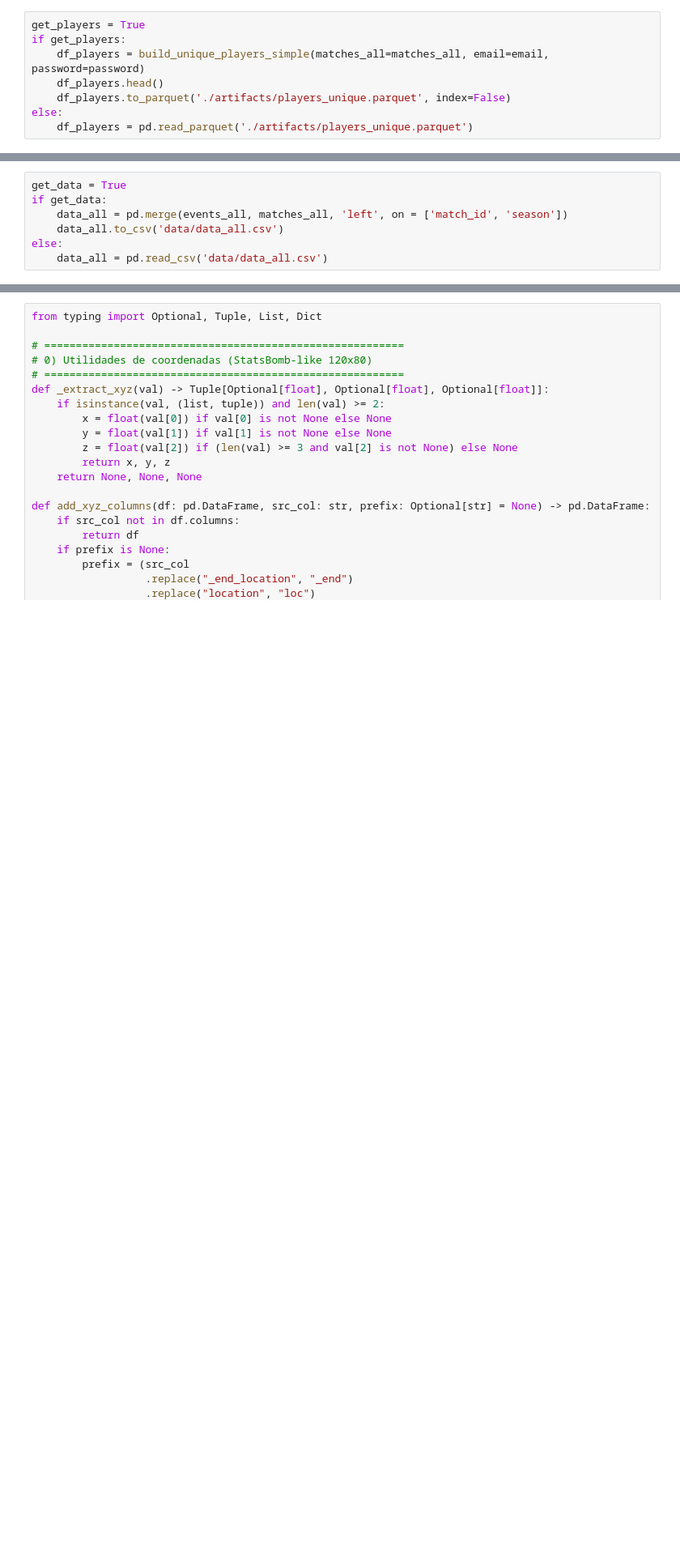
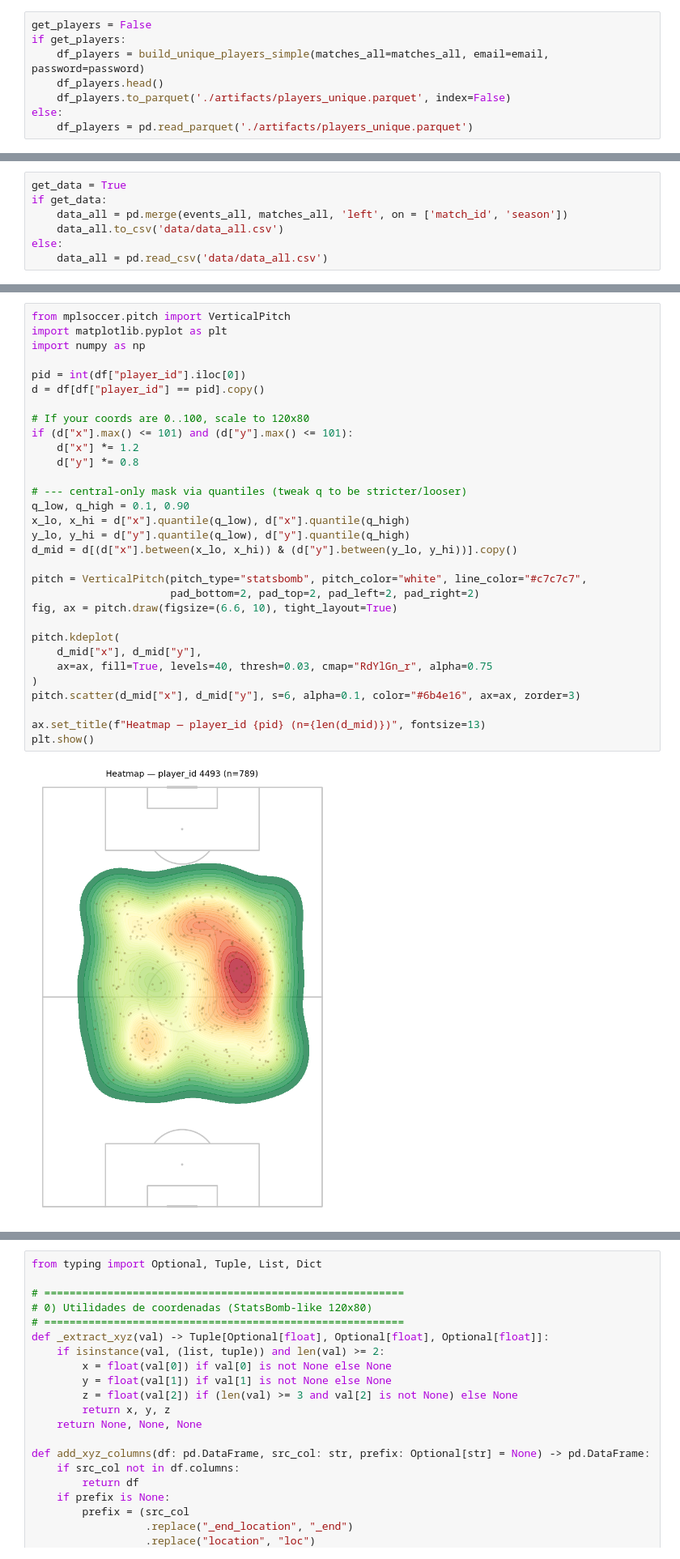
Before and after one commit to dulongski/hackathon-america, a Jupyter notebook: hackathon_clean_export.ipynb, the cells around one changed output, grey strips where cells are left out. Shown: that part at 81% size. Drawn from its saved outputs; the diff is of its cells as text; blank space fills up the shorter version.

```diff
--- a/hackathon_clean_export.ipynb
+++ b/hackathon_clean_export.ipynb
@@ -176,7 +176,7 @@ def build_unique_players_simple(matches_all: pd.DataFrame, email: str, password:
     df_out = pd.DataFrame.from_records(records).sort_values(["player_name","player_id"], na_position="last").reset_index(drop=True)
     return df_out
 # %%
-get_players = True
+get_players = False
 if get_players:
     df_players = build_unique_players_simple(matches_all=matches_all, email=email, password=password)
     df_players.head()
@@ -261,0 +326,33 @@ else:
+# %%
+from mplsoccer.pitch import VerticalPitch
+import matplotlib.pyplot as plt
+import numpy as np
+
+pid = int(df["player_id"].iloc[0])
+d = df[df["player_id"] == pid].copy()
+
+# If your coords are 0..100, scale to 120x80
+if (d["x"].max() <= 101) and (d["y"].max() <= 101):
+    d["x"] *= 1.2
+    d["y"] *= 0.8
+
+# --- central-only mask via quantiles (tweak q to be stricter/looser)
+q_low, q_high = 0.1, 0.90
+x_lo, x_hi = d["x"].quantile(q_low), d["x"].quantile(q_high)
+y_lo, y_hi = d["y"].quantile(q_low), d["y"].quantile(q_high)
+d_mid = d[(d["x"].between(x_lo, x_hi)) & (d["y"].between(y_lo, y_hi))].copy()
+
+pitch = VerticalPitch(pitch_type="statsbomb", pitch_color="white", line_color="#c7c7c7",
+                      pad_bottom=2, pad_top=2, pad_left=2, pad_right=2)
+fig, ax = pitch.draw(figsize=(6.6, 10), tight_layout=True)
+
+pitch.kdeplot(
+    d_mid["x"], d_mid["y"],
+    ax=ax, fill=True, levels=40, thresh=0.03, cmap="RdYlGn_r", alpha=0.75
+)
+pitch.scatter(d_mid["x"], d_mid["y"], s=6, alpha=0.1, color="#6b4e16", ax=ax, zorder=3)
+
+ax.set_title(f"Heatmap — player_id {pid} (n={len(d_mid)})", fontsize=13)
+plt.show()
+# %% [output]
+[figure, added]
```
Also changed, not shown: parts of 6 cells of this notebook, 1 other file.
